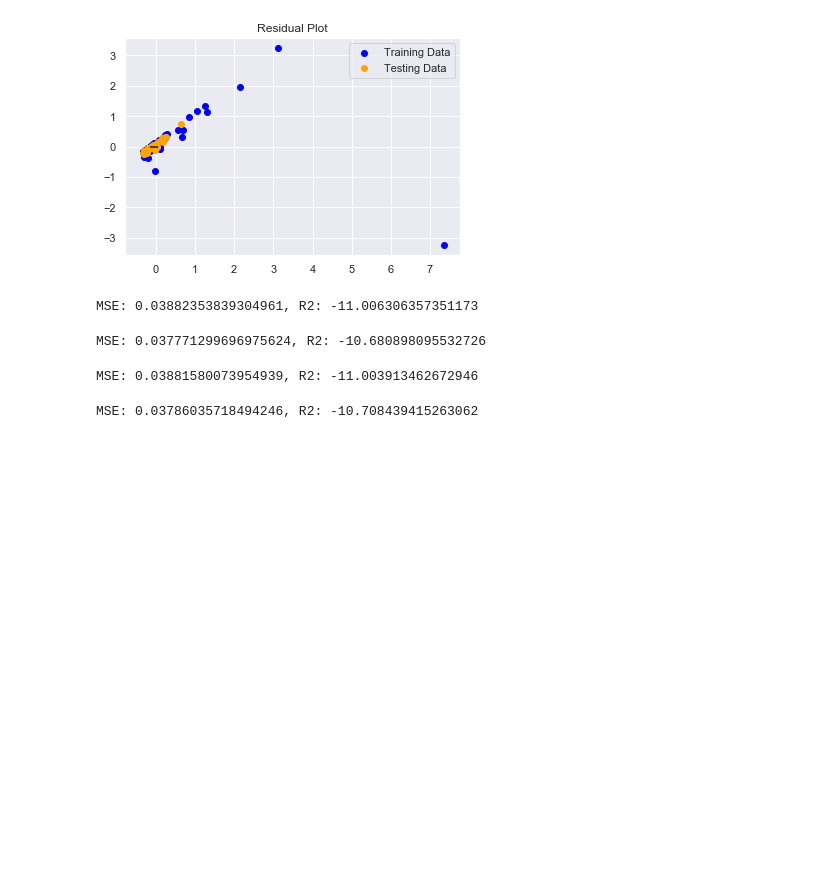
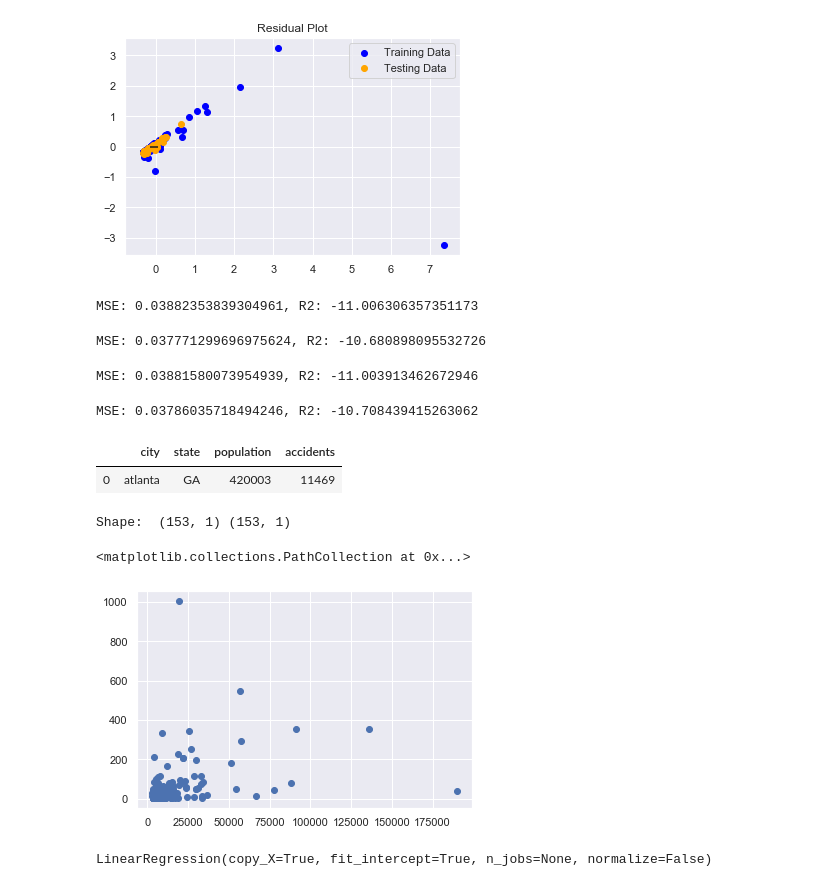
Before and after one commit to magogate/Project3, a Jupyter notebook: GA_vs_US_Population_Vs_Accidents.ipynb, the cells around one changed output. Cells and saved outputs as stored; diff of their text form; code cells hidden in the pictures; blank space fills up the shorter version.

Commit message:
Removed Atlanta record while doing analysis to see the accuracy of the model.

```diff
--- a/GA_vs_US_Population_Vs_Accidents.ipynb
+++ b/GA_vs_US_Population_Vs_Accidents.ipynb
@@ -465,3 +465,27 @@ r2 = elasticnet.score(X_test_scaled, y_test_scaled)
 print(f"MSE: {MSE}, R2: {r2}")
 # %% [output]
 MSE: 0.03786035718494246, R2: -10.708439415263062
+# %%
+pd_ga_acci_popu.head(1)
+# %% [output]
+|  | city | state | population | accidents |
+| 0 | atlanta | GA | 420003 | 11469 |
+# %%
+newdf = pd_ga_acci_popu.loc[pd_ga_acci_popu.loc[:,"city"] != "atlanta", :]
+# %%
+X = newdf.loc[:,"population"].values.reshape(-1,1)
+y = newdf.loc[:,"accidents"].values.reshape(-1,1)
+print("Shape: ", X.shape, y.shape)
+# %% [output]
+Shape:  (153, 1) (153, 1)
+# %%
+# Plot the data
+
+### BEGIN SOLUTION
+
+plt.scatter(X, y)
+
+### END SOLUTION
+# %% [output]
+<matplotlib.collections.PathCollection at 0x...>
+[figure, added]
@@ -467,0 +518,10 @@ MSE: 0.03786035718494246, R2: -10.708439415263062
+# %%
+# Create a LinearRegression model and fit it to the scaled training data
+
+### BEGIN SOLUTION
+from sklearn.linear_model import LinearRegression
+model = LinearRegression()
+model.fit(X_train_scaled, y_train_scaled)
+### END SOLUTION
+# %% [output]
+LinearRegression(copy_X=True, fit_intercept=True, n_jobs=None, normalize=False)
```
Also changed, not shown: parts of 7 cells of this notebook.
